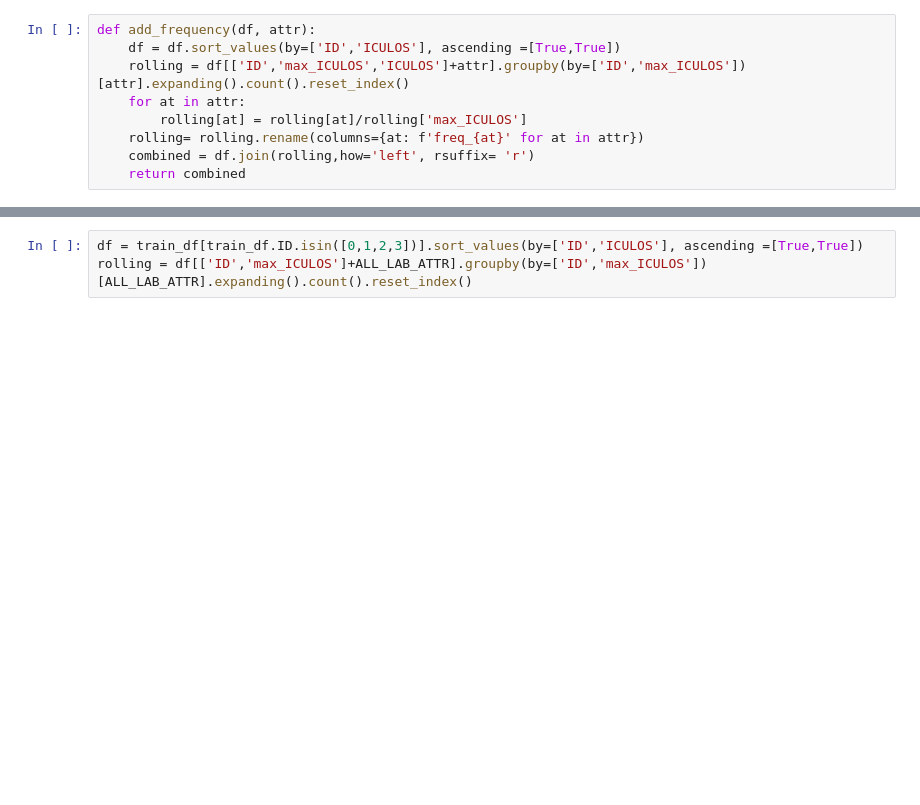
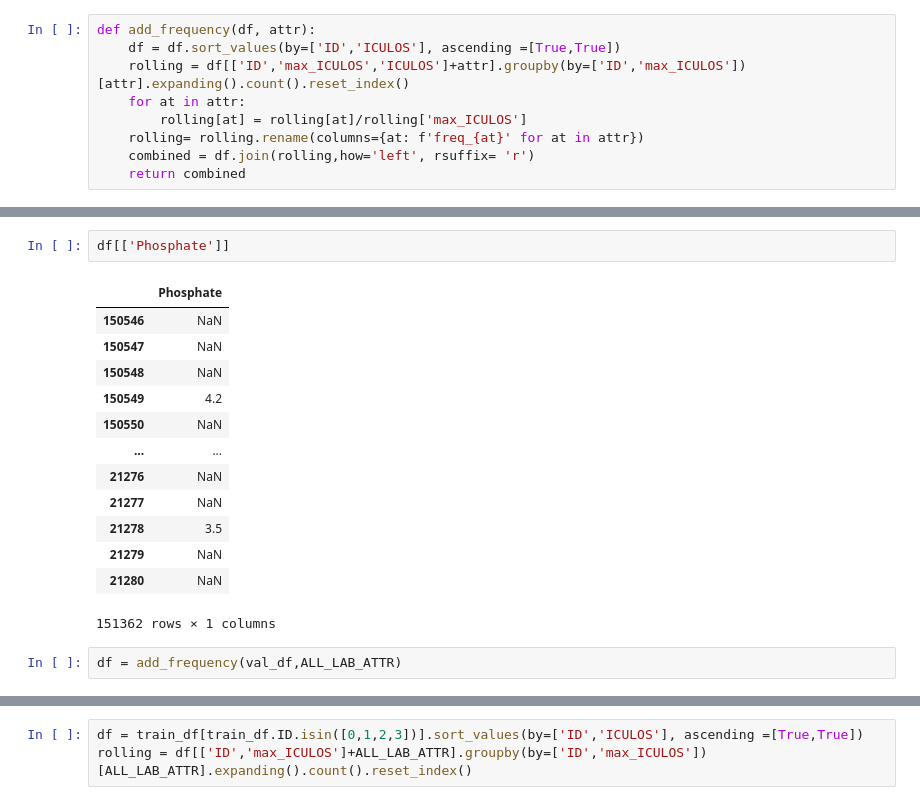
Before and after one commit to AtarCohen/Early-Prediction_of_Sepsis, a Jupyter notebook: PrepareData.ipynb, the cells around one changed output, grey strips where cells are left out. Drawn from its saved outputs; the diff is of its cells as text; blank space fills up the shorter version.

```diff
--- a/PrepareData.ipynb
+++ b/PrepareData.ipynb
@@ -190,0 +237,18 @@ df = add_frequency(train_df[train_df.ID.isin([0,1,2,3])],ALL_LAB_ATTR)
+# %%
+df[['Phosphate']]
+# %% [output]
+|  | Phosphate |
+| 150546 | NaN |
+| 150547 | NaN |
+| 150548 | NaN |
+| 150549 | 4.2 |
+| 150550 | NaN |
+| ... | ... |
+| 21276 | NaN |
+| 21277 | NaN |
+| 21278 | 3.5 |
+| 21279 | NaN |
+| 21280 | NaN |
+151362 rows × 1 columns
+# %%
+df = add_frequency(val_df,ALL_LAB_ATTR)
```
Also changed, not shown: parts of 7 cells of this notebook, 1 other file.
